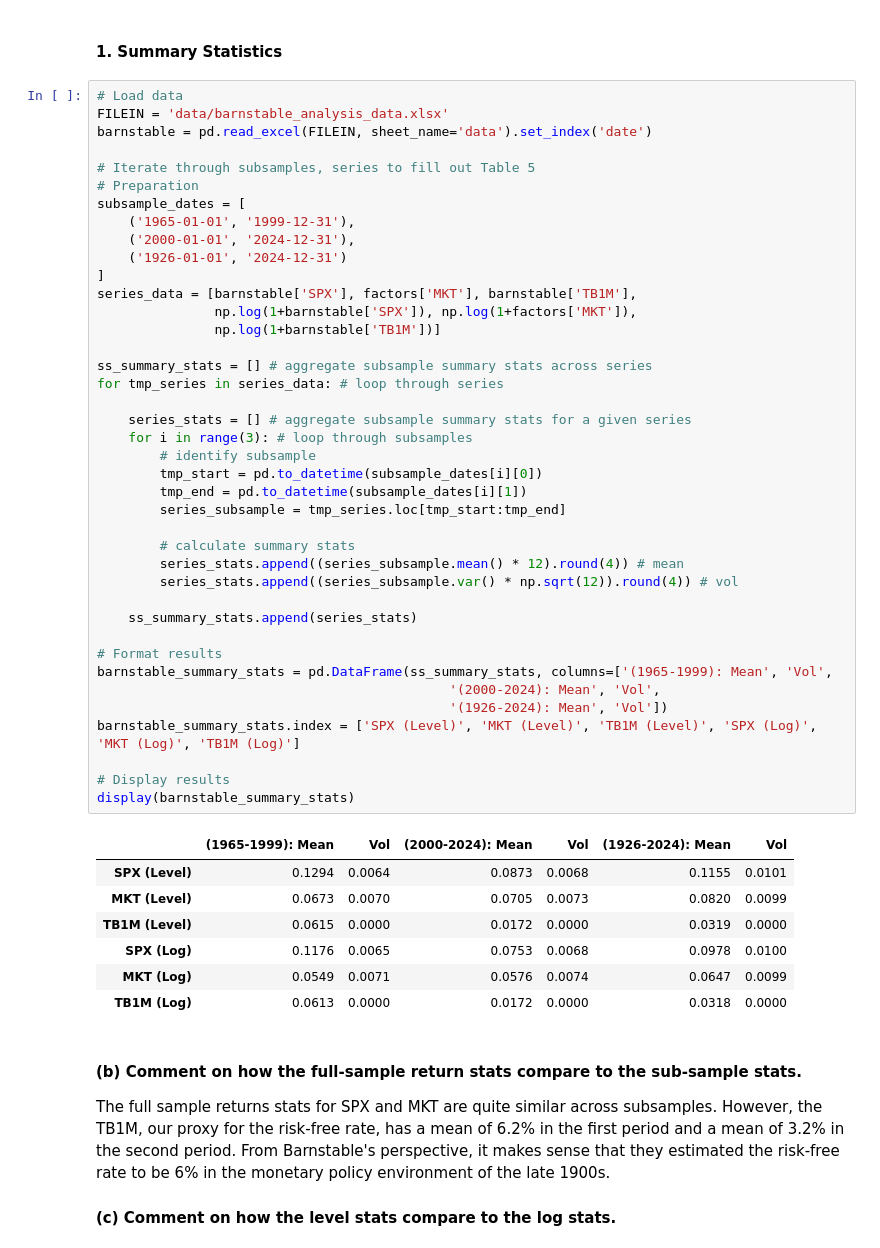
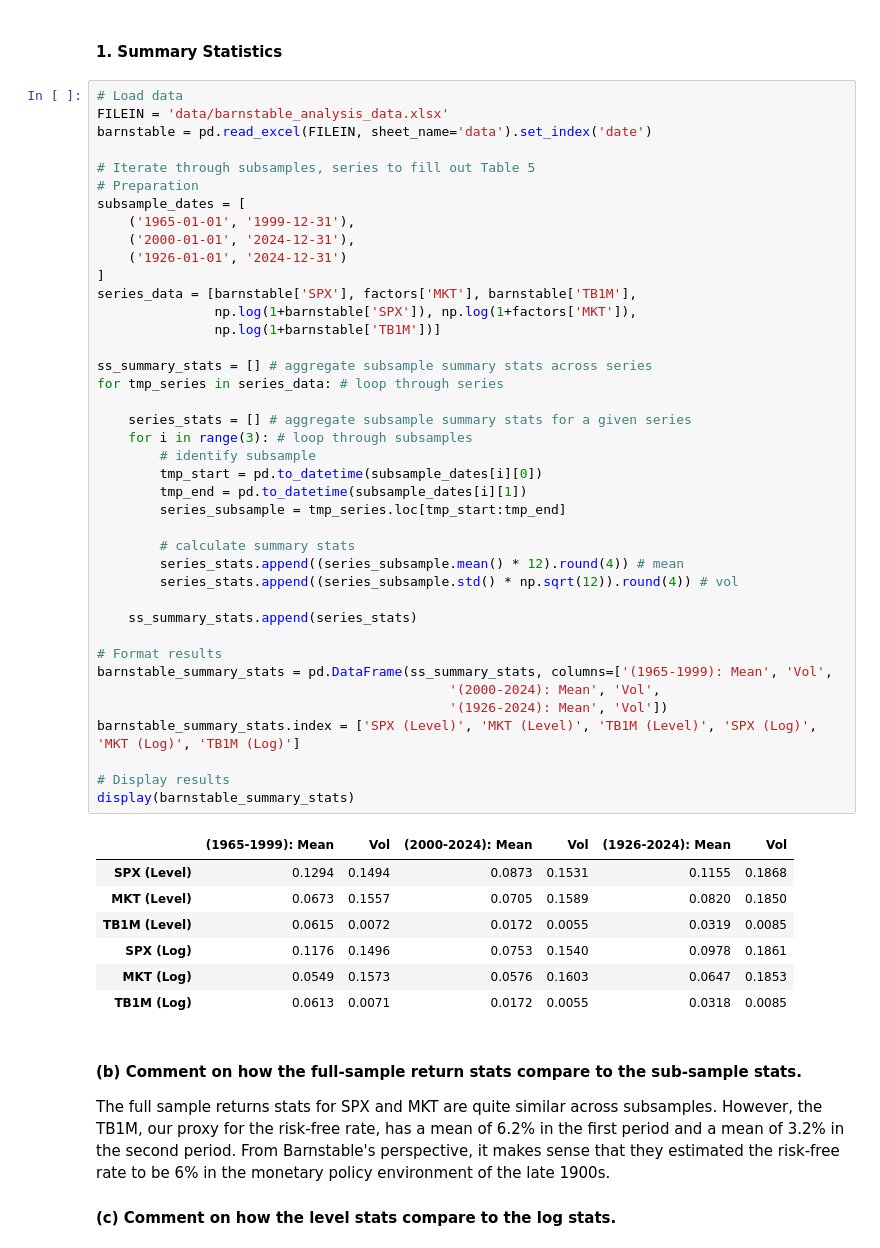
Before and after one commit to wickmanb22/finmath367_group2, a Jupyter notebook: HW6/hw6_wickman.ipynb, the cells around one changed output. Saved outputs shown, nothing was run; the diff lists cells and outputs as text.

```diff
--- a/HW6/hw6_wickman.ipynb
+++ b/HW6/hw6_wickman.ipynb
@@ -264,40 +264,40 @@ subsample_dates = [
 ]
 series_data = [barnstable['SPX'], factors['MKT'], barnstable['TB1M'],
                np.log(1+barnstable['SPX']), np.log(1+factors['MKT']),
                np.log(1+barnstable['TB1M'])]
 
 ss_summary_stats = [] # aggregate subsample summary stats across series
 for tmp_series in series_data: # loop through series
 
     series_stats = [] # aggregate subsample summary stats for a given series
     for i in range(3): # loop through subsamples
         # identify subsample
         tmp_start = pd.to_datetime(subsample_dates[i][0])
         tmp_end = pd.to_datetime(subsample_dates[i][1])
         series_subsample = tmp_series.loc[tmp_start:tmp_end]
 
         # calculate summary stats
         series_stats.append((series_subsample.mean() * 12).round(4)) # mean
-        series_stats.append((series_subsample.var() * np.sqrt(12)).round(4)) # vol
+        series_stats.append((series_subsample.std() * np.sqrt(12)).round(4)) # vol
 
     ss_summary_stats.append(series_stats)
 
 # Format results
 barnstable_summary_stats = pd.DataFrame(ss_summary_stats, columns=['(1965-1999): Mean', 'Vol',
                                              '(2000-2024): Mean', 'Vol',
                                              '(1926-2024): Mean', 'Vol'])
 barnstable_summary_stats.index = ['SPX (Level)', 'MKT (Level)', 'TB1M (Level)', 'SPX (Log)', 'MKT (Log)', 'TB1M (Log)']
 
 # Display results
 display(barnstable_summary_stats)
 # %% [output]
 |  | (1965-1999): Mean | Vol | (2000-2024): Mean | Vol | (1926-2024): Mean | Vol |
-| SPX (Level) | 0.1294 | 0.0064 | 0.0873 | 0.0068 | 0.1155 | 0.0101 |
-| MKT (Level) | 0.0673 | 0.0070 | 0.0705 | 0.0073 | 0.0820 | 0.0099 |
-| TB1M (Level) | 0.0615 | 0.0000 | 0.0172 | 0.0000 | 0.0319 | 0.0000 |
-| SPX (Log) | 0.1176 | 0.0065 | 0.0753 | 0.0068 | 0.0978 | 0.0100 |
-| MKT (Log) | 0.0549 | 0.0071 | 0.0576 | 0.0074 | 0.0647 | 0.0099 |
-| TB1M (Log) | 0.0613 | 0.0000 | 0.0172 | 0.0000 | 0.0318 | 0.0000 |
+| SPX (Level) | 0.1294 | 0.1494 | 0.0873 | 0.1531 | 0.1155 | 0.1868 |
+| MKT (Level) | 0.0673 | 0.1557 | 0.0705 | 0.1589 | 0.0820 | 0.1850 |
+| TB1M (Level) | 0.0615 | 0.0072 | 0.0172 | 0.0055 | 0.0319 | 0.0085 |
+| SPX (Log) | 0.1176 | 0.1496 | 0.0753 | 0.1540 | 0.0978 | 0.1861 |
+| MKT (Log) | 0.0549 | 0.1573 | 0.0576 | 0.1603 | 0.0647 | 0.1853 |
+| TB1M (Log) | 0.0613 | 0.0071 | 0.0172 | 0.0055 | 0.0318 | 0.0085 |
 # %% [markdown]
 #### (b) Comment on how the full-sample return stats compare to the sub-sample stats.
 
```
Also changed, not shown: parts of 6 cells of this notebook.
